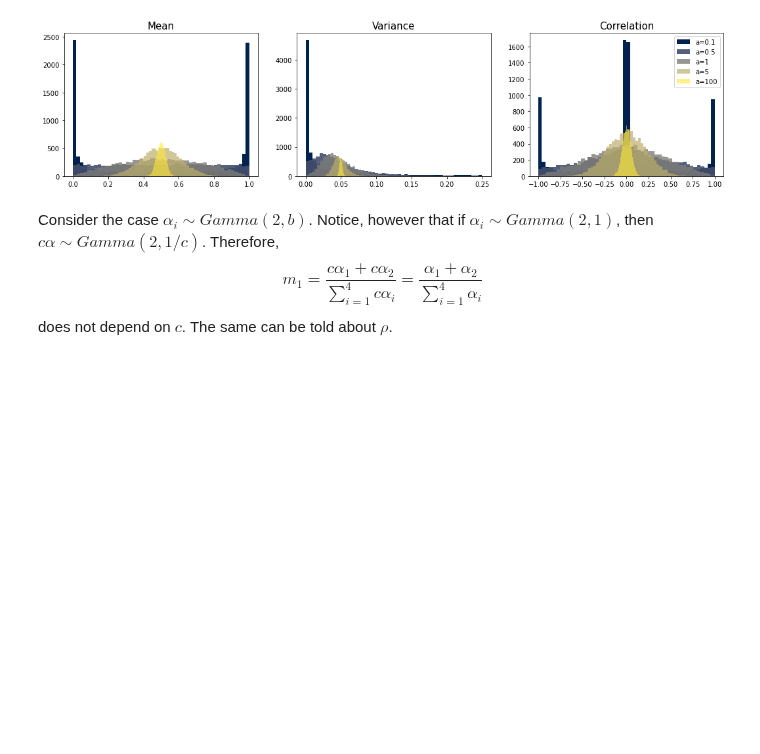
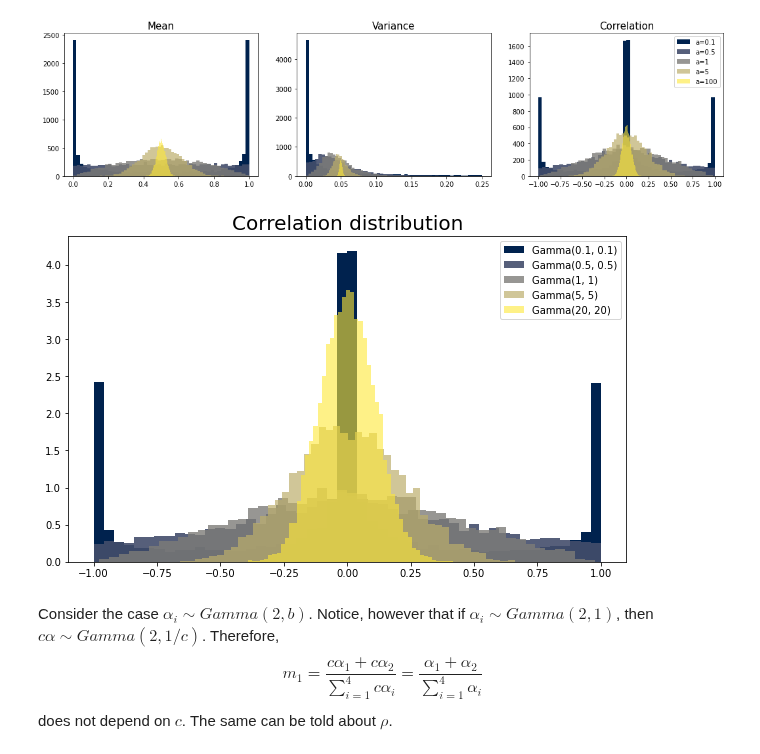
Before and after one commit to lucasmoschen/bivariate-beta, a Jupyter notebook: notebooks/bayesian_estimation_biv_beta.ipynb, the cells around one changed output. Cells and saved outputs as stored; diff of their text form; code cells hidden in the pictures; blank space fills up the shorter version.

```diff
--- a/notebooks/bayesian_estimation_biv_beta.ipynb
+++ b/notebooks/bayesian_estimation_biv_beta.ipynb
@@ -45,28 +48,6 @@ def generate_data(true_alpha, n, seed):
     Y = U[:,0] + U[:,2]
     XY = np.column_stack([X,Y])
     return XY
-
-# Default hyperparameters
-
-# Gamma hyperparameters
-a = np.array([1,1,1,1])
-b = 0.1*np.array([1,1,1,1])
-
-# Boojum prior
-m = -0.9
-r = b
-
-# Uniform-Exponential prior
-p = 0.5*np.ones(4)
-lambd = np.ones(4)
-c = 100*np.ones(4)
-
-# Prior_alpha = 1 -> gamma
-# Prior_alpha = 2 -> boojum
-# Prior_alpha = 4 -> Uniform Exponential
-# Prior_alpha = 3 or 5 -> Improper distributions
-
-data = {'prior_alpha': 1, 'a': a, 'b': b, 'm': m, 'r': r, 'p': p, 'lambda': lambd, 'c': c}
 # %% [markdown]
 ## Prior predictive checking
 
@@ -83,6 +64,14 @@ def moments_sampler(a, seed, prior=1):
             alpha = rng.gamma(shape=2, scale=1/a, size=4)
         elif prior == 3:
             alpha = rng.gamma(shape=a, scale=1, size=4)
+        elif prior == 4:
+            alpha = rng.gamma(shape=a, scale=1)
+        elif prior == 5:
+            p, C, lamdb = a[0], a[1], a[2]
+            S = rng.binomial(n=1, p=p, size=4) == 1
+            alpha = np.zeros(4)
+            alpha[S] = rng.uniform(0,C, size=S.sum())
+            alpha[~S] = rng.exponential(lambd, size=4-S.sum()) + C
         distribution = BivariateBeta(alpha)
         moments_samples[i] = distribution.moments()
     return moments_samples
@@ -101,6 +90,22 @@ plt.legend()
 plt.show()
 # %% [output]
 [figure]
+# %%
+seed = 8393213
+a_values = [0.1, 0.5, 1, 5, 20]
+
+fig, ax = plt.subplots(figsize=(10,6))
+colors = matplotlib.cm.get_cmap('cividis', len(a_values))
+for j, a in enumerate(a_values):
+    samples = moments_sampler(a, seed)
+    ax.hist(samples[:,-1], bins=50, density=True,
+            color=colors(j), label='Gamma({}, {})'.format(a, a), alpha=1-j*0.1)
+    ax.set_title('Correlation distribution', fontsize=20)
+plt.legend()
+plt.savefig('../figures/correlation-distribution-gamma-a-a.pdf', bbox_inches='tight')
+plt.show()
+# %% [output]
+[figure, added]
 # %% [markdown]
 Consider the case $\alpha_i \sim Gamma(2, b)$.
 Notice, however that if $\alpha_i \sim Gamma(2, 1)$, then $c\alpha \sim Gamma(2,1/c)$.
```
Also changed, not shown: parts of 41 cells of this notebook, 6 other files.
